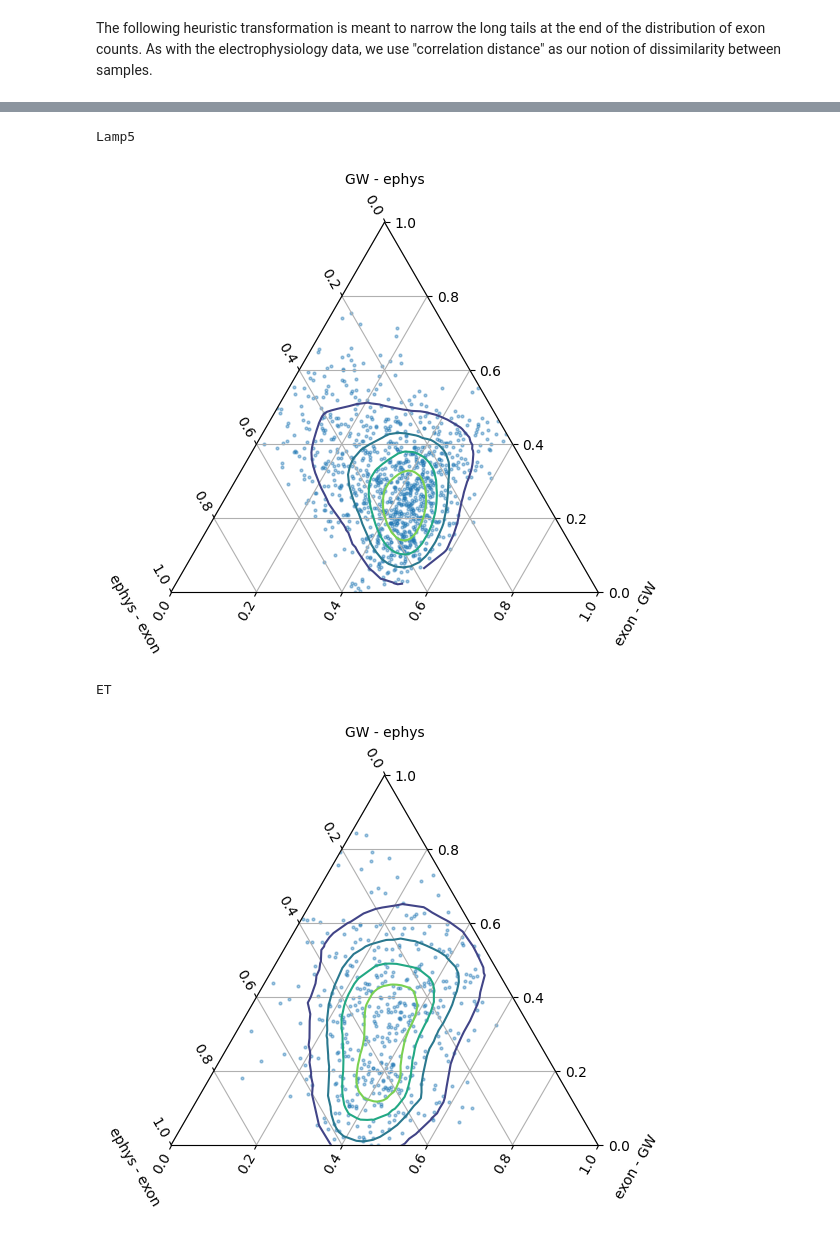
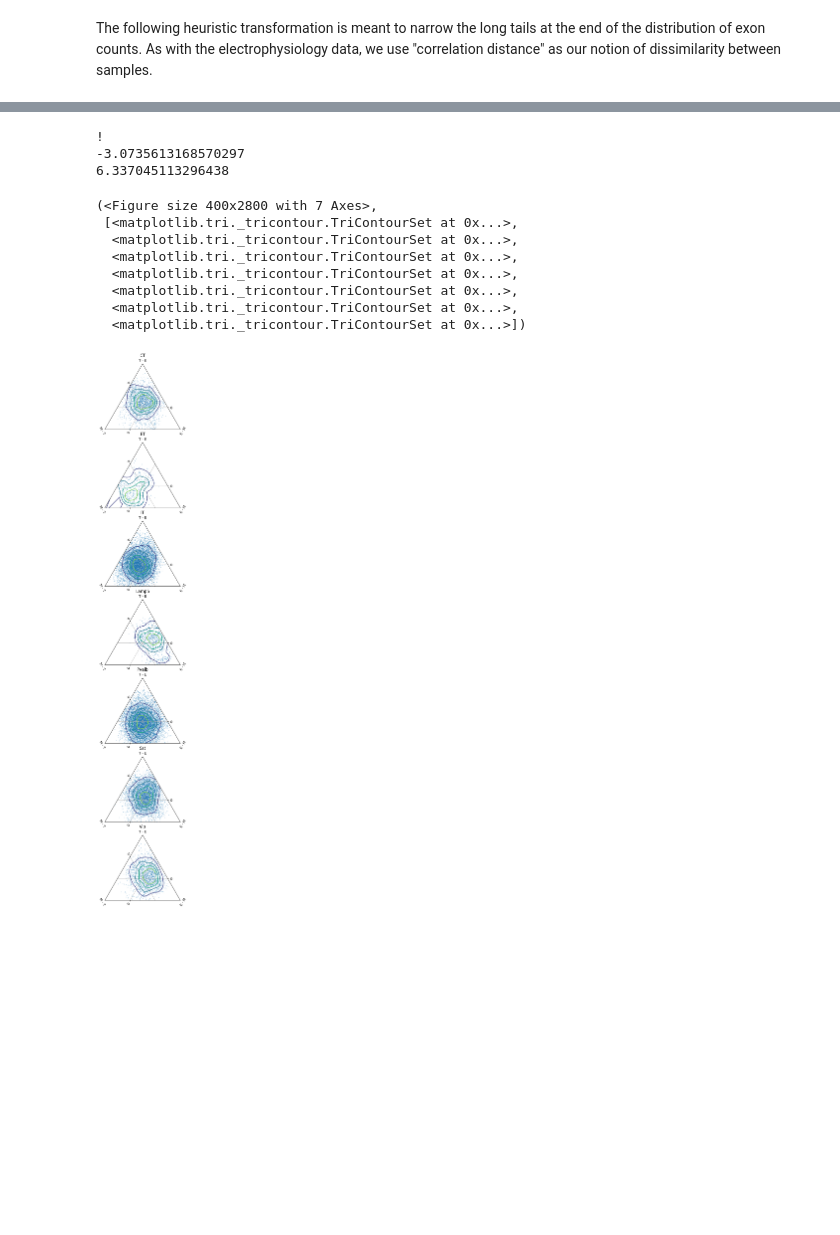
Before and after one commit to CamaraLab/CAJAL, a Jupyter notebook: docs/notebooks/Example_4.ipynb, the cells around one changed output, grey strips where cells are left out. Cells and saved outputs as stored; diff of their text form; code cells hidden in the pictures; blank space fills up the shorter version.

Commit message:
Fixed Example 4

```diff
--- a/docs/notebooks/Example_4.ipynb
+++ b/docs/notebooks/Example_4.ipynb
@@ -22,7 +22,7 @@ from cajal.ternary import ternary_distance
 import numpy as np
 from cajal import run_gw, sample_swc, swc
 
-bd = '/home/patn/dropbox/PGC012_Gromov_Wasserstein/Analyses/PGC012.a28/'
+bd = '/home/jovyan/ternary_example'
 # %% [markdown]
 As in the other tutorials, we compute the intracell distance matrices and then the Gromov-Wasserstein distance matrix.
 # %%
@@ -74,0 +62,5 @@ print(metadata['RNA family'].unique())
+# %%
+metadata = pd.read_csv(join(bd,"m1_patchseq_meta_data.csv"), delimiter="\t", index_col=1)
+# Start with 1329 rows × 32 columns
+
+cells, gw_dist_dict = read_gw_dists(join(bd,'euclidean_100_gw.csv'),header=True)
@@ -91,6 +97,8 @@ The "distance" in the electrophysiology space between two samples is defined to
 ephys_data = (ephys_data - ephys_data.mean())
 ephys_data /= ephys_data.std()
 ephys_dmat = (1-ephys_data.transpose().corr())
+# %%
+ephys_dmat = pd.DataFrame(squareform(pdist(ephys_data)), columns = common_cells, index = common_cells)
 # %% [markdown]
 The following heuristic transformation is meant to narrow the long tails at the end of the distribution of exon counts.
 As with the electrophysiology data, we use "correlation distance" as our notion of dissimilarity between samples.
@@ -135,10 +105,32 @@ CT
-# %%
-ternary_distance_RNA(large_families[5], gw_dist_dict, ephys_dmat, exon_dmat, metadata)
-# %% [output]
-Lamp5
-[figure, removed]
-# %%
-ternary_distance_RNA(large_families[6], gw_dist_dict, ephys_dmat, exon_dmat, metadata)
-# %% [output]
-ET
-[figure, removed]
+# %%
+exon_data = np.log(5000 * exon_data + 1)
+exon_dmat = (1-((exon_data.transpose()).corr(method='pearson')))
+# %%
+from cajal.ternary import ternary_distance_clusters
+ternary_distance_clusters(
+    exon_dmat.to_numpy(),
+    'T', # Transcriptomic
+    ephys_dmat.to_numpy(),
+    'E', # Electrophysiological
+    dist_mat_of_dict(gw_dist_dict,common_cells),
+    'M', # Morphological
+    density_estimation = 'gaussian_kde',
+    bins = None,
+    figsize = 4,
+    clusters = metadata['RNA family'].to_numpy(),
+    min_cluster_size = 30,
+    mpl_params= { 's':1, 'alpha':.3 }
+)
+# %% [output]
+!
+-3.0735613168570297
+6.337045113296438
+(<Figure size 400x2800 with 7 Axes>,
+ [<matplotlib.tri._tricontour.TriContourSet at 0x...>,
+  <matplotlib.tri._tricontour.TriContourSet at 0x...>,
+  <matplotlib.tri._tricontour.TriContourSet at 0x...>,
+  <matplotlib.tri._tricontour.TriContourSet at 0x...>,
+  <matplotlib.tri._tricontour.TriContourSet at 0x...>,
+  <matplotlib.tri._tricontour.TriContourSet at 0x...>,
+  <matplotlib.tri._tricontour.TriContourSet at 0x...>])
+[figure, added]
```
Also changed, not shown: parts of 16 cells of this notebook, 2 other files.
